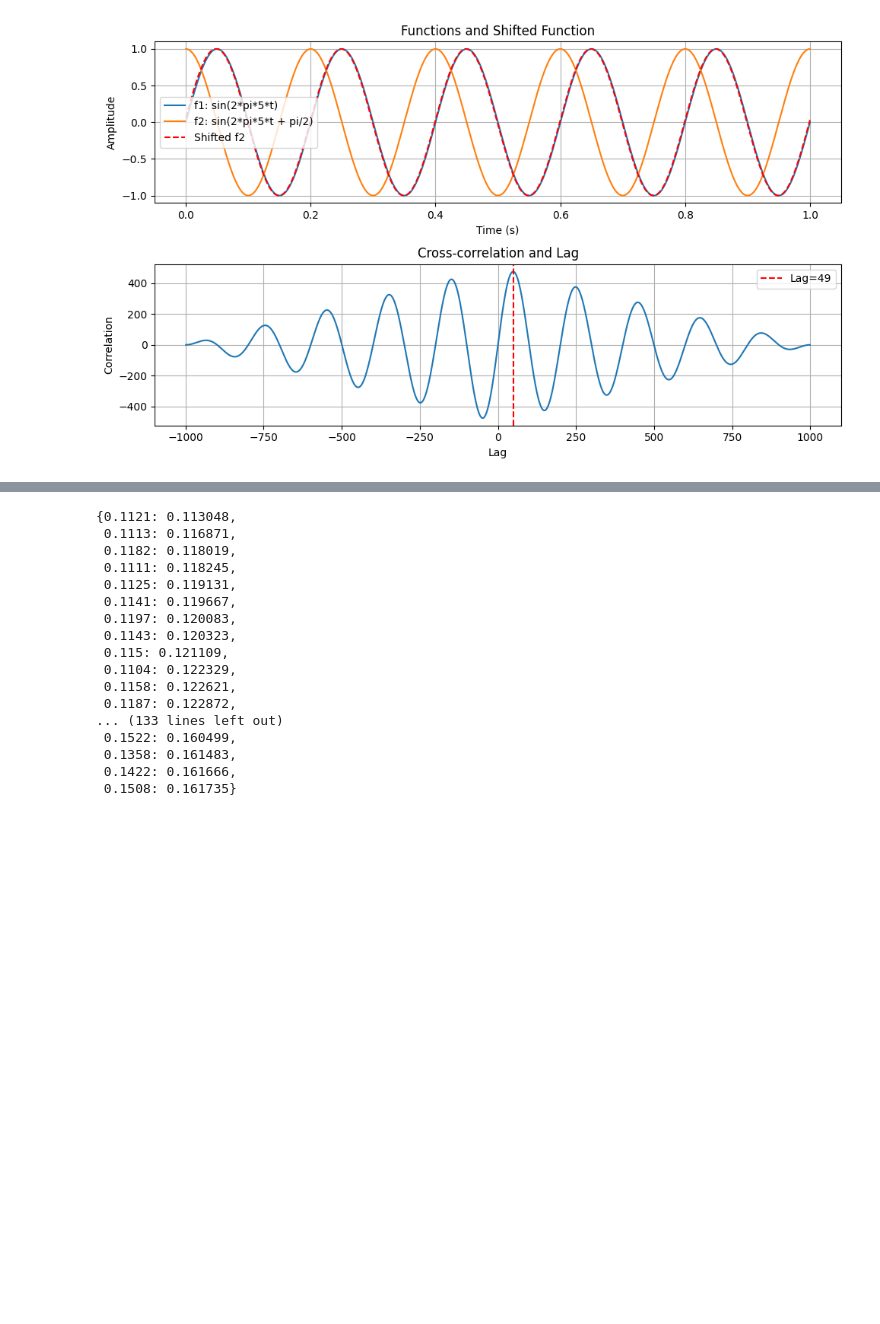
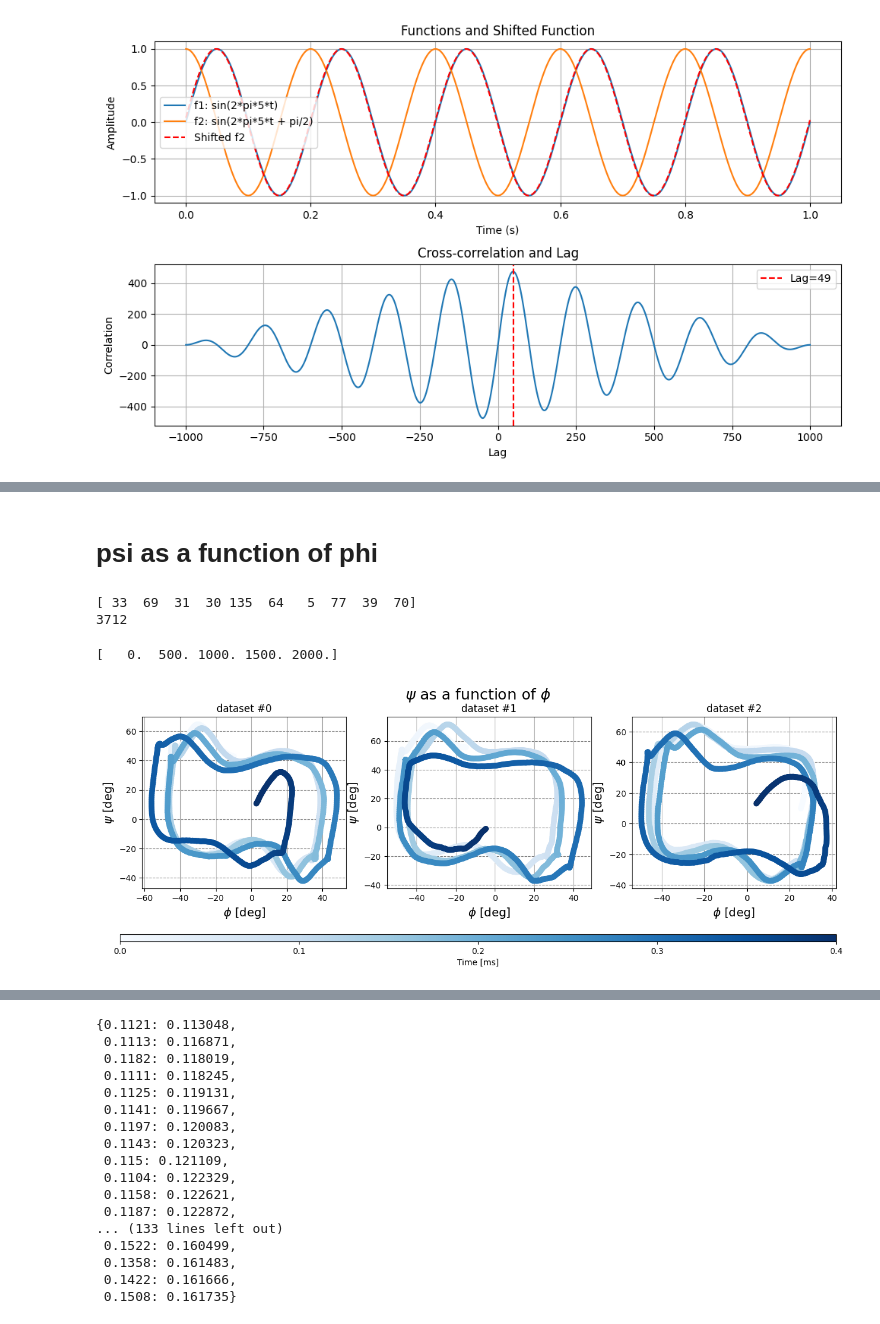
Before and after one commit to Hadar933/Thesis, a Jupyter notebook: playground.ipynb, the cells around one changed output, grey strips where cells are left out. Cells and saved outputs as stored; diff of their text form; code cells hidden in the pictures; blank space fills up the shorter version.

```diff
--- a/playground.ipynb
+++ b/playground.ipynb
@@ -400,0 +446,60 @@ plt.show()
+# %% [markdown]
+# psi as a function of phi
+# %%
+import torch
+our_kin = torch.load(r'G:\My Drive\Master\Lab\Thesis\Results\22_11_2023\k19+k23_list_clean.pt')
+# %%
+import matplotlib.pyplot as plt
+import pandas as pd
+import numpy as np
+lengths = [len(k) for k in our_kin]
+print( np.argpartition(lengths, -10)[-10:])
+print(len(our_kin[135]))
+# pd.DataFrame(our_kin[np.argmax([len(k) for k in our_kin])]).plot()
+# %% [output]
+[ 33  69  31  30 135  64   5  77  39  70]
+3712
+# %%
+def plot_angle(kin_tensor, k_idx_list, reverse_time=False, start=None, end=None, x: str=r'$\phi$', y: str=r'$\psi$',cmap='binary'):
+    if not start: start = 0
+    if not end: end = len(kin_tensor[k_idx_list[0]])
+    # Create a new figure with a single row of subplots
+    fig, axs = plt.subplots(1, 3, figsize=(15, 5))
+    for i, k_idx in enumerate(k_idx_list):
+        df = pd.DataFrame(kin_tensor[k_idx]).rename(columns={0: r'$\theta$', 1: r'$\phi$', 2: r'$\psi$'}).iloc[start:end]
+        if reverse_time:
+            df = df.iloc[::-1]
+        # Calculate time values for each row
+        t_values = np.linspace(start, end, len(df))
+        # Create a color map that maps time values to colors
+        cmap = plt.get_cmap(cmap)
+        norm = plt.Normalize(vmin=min(t_values), vmax=max(t_values))
+        colors = cmap(norm(t_values))
+        axs[i].grid()
+        axs[i].scatter(x=df[x] * (180/np.pi), y=(90-df[y]* (180/np.pi)), c=colors)
+        axs[i].set_title(f'dataset #{k_idx}')
+        axs[i].set_axisbelow(True)
+        axs[i].yaxis.grid(color='gray',linestyle='dashed')
+        axs[i].set_xlabel(f'{x} [deg]',fontsize=14)
+        axs[i].set_ylabel(f'{y} [deg]',fontsize=14)
+    # Add a color bar to the plot
+    sm = plt.cm.ScalarMappable(cmap=cmap, norm=norm)
+    sm.set_array([])
+    cbar = fig.colorbar(sm, ax=axs.ravel().tolist(), pad=0.1,aspect=100,orientation='horizontal')
+    # Convert index values to time values in milliseconds and divide by 5000
+    tick_positions = np.linspace(0, len(df), 5); print(tick_positions)
+    tick_labels = tick_positions / 5000
+    cbar.set_ticks(tick_positions)
+    cbar.set_ticklabels(tick_labels)
+    cbar.set_label('Time [ms]')
+    # Adjust the position of the color bar
+    cbar.ax.set_position([0.1, 0.1, 0.8, 0.05])
+    # Add global labels
+    fig.suptitle(f'{y} as a function of {x}',fontsize=18)
+    plt.savefig('psi_phi.png')
+    plt.show()
+# %%
+plot_angle(our_kin, [0,1,2],start=0,end=2000,cmap='Blues',reverse_time=True)
+# %% [output]
+[   0.  500. 1000. 1500. 2000.]
+[figure, added]
```
Also changed, not shown: parts of 18 cells of this notebook, 3 other files.
